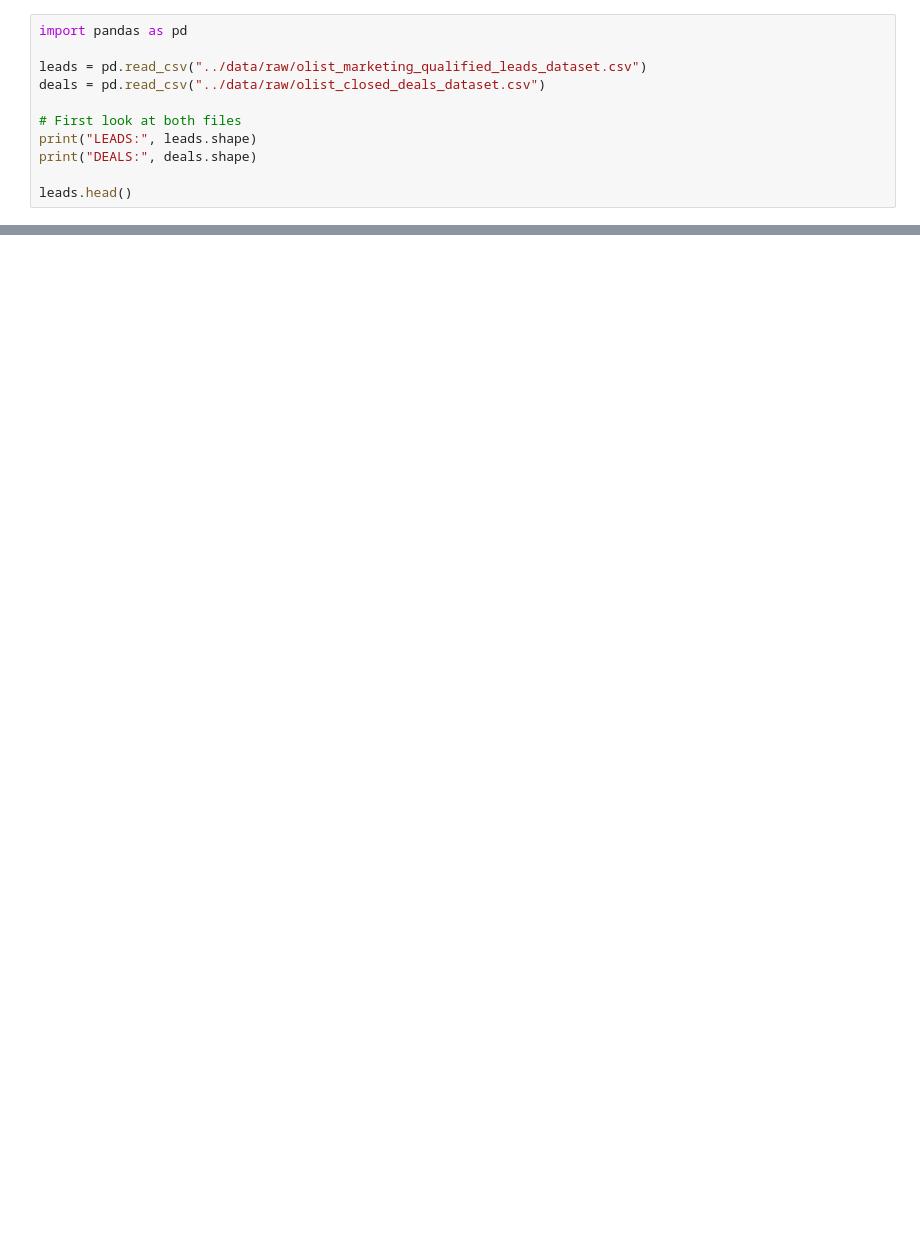
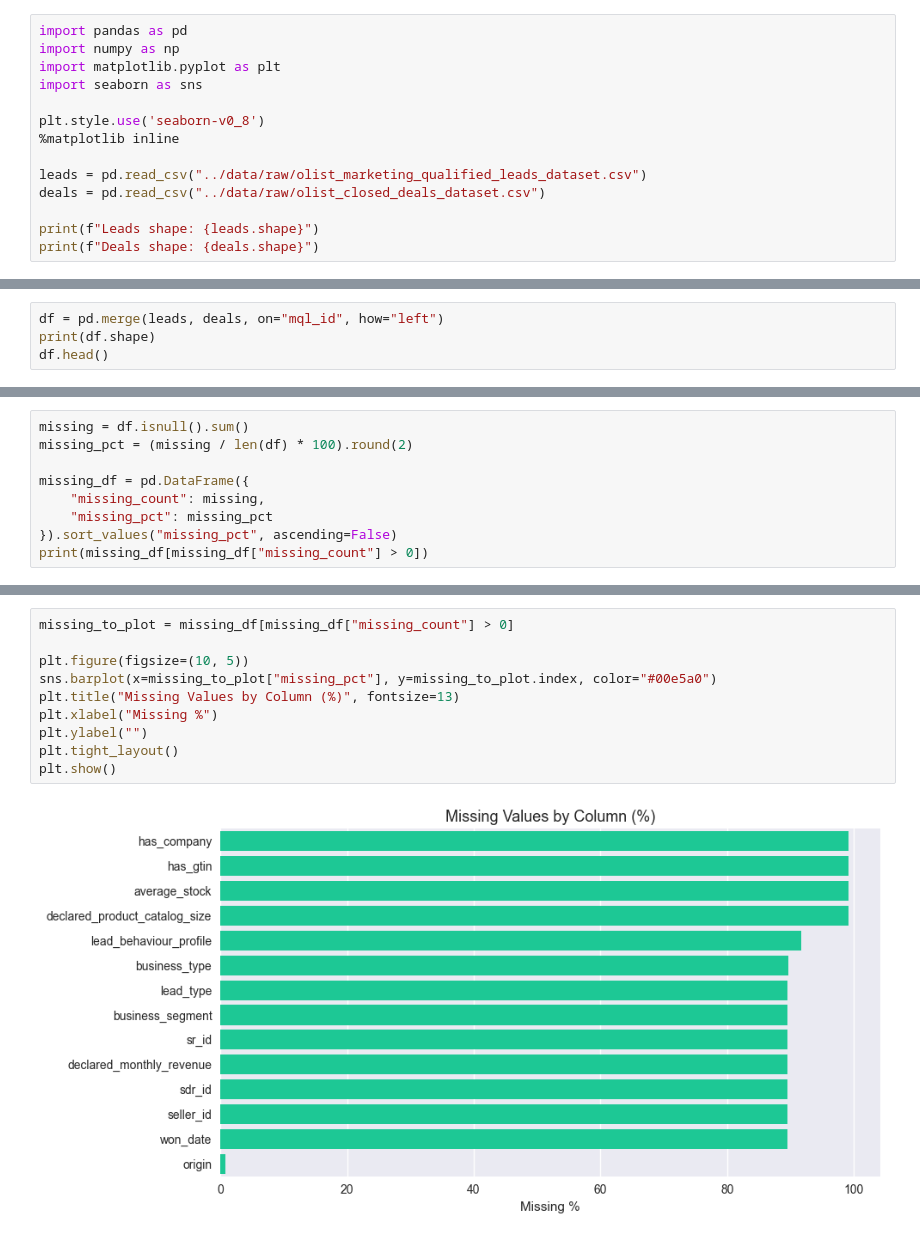
Before and after one commit to bennedictbett/FUTURE_DS_03, a Jupyter notebook: notebooks/01_data_exploration.ipynb, the cells around one changed output, grey strips where cells are left out. Saved outputs shown, nothing was run; the diff lists cells and outputs as text; blank space fills up the shorter version.

Commit message:
complete data exploration notebook

```diff
--- a/notebooks/01_data_exploration.ipynb
+++ b/notebooks/01_data_exploration.ipynb
@@ -1,12 +1,15 @@
 # %%
 import pandas as pd
+import numpy as np
+import matplotlib.pyplot as plt
+import seaborn as sns
+
+plt.style.use('seaborn-v0_8')
+%matplotlib inline
 
 leads = pd.read_csv("../data/raw/olist_marketing_qualified_leads_dataset.csv")
 deals = pd.read_csv("../data/raw/olist_closed_deals_dataset.csv")
 
-# First look at both files
-print("LEADS:", leads.shape)
-print("DEALS:", deals.shape)
-
-leads.head()
+print(f"Leads shape: {leads.shape}")
+print(f"Deals shape: {deals.shape}")
 # %% [output]
@@ -20,0 +36,4 @@ DEALS: (842, 14)
+# %%
+df = pd.merge(leads, deals, on="mql_id", how="left")
+print(df.shape)
+df.head()
@@ -20,0 +129,9 @@ DEALS: (842, 14)
+# %%
+missing = df.isnull().sum()
+missing_pct = (missing / len(df) * 100).round(2)
+
+missing_df = pd.DataFrame({
+    "missing_count": missing,
+    "missing_pct": missing_pct
+}).sort_values("missing_pct", ascending=False)
+print(missing_df[missing_df["missing_count"] > 0])
@@ -20,0 +154,12 @@ DEALS: (842, 14)
+# %%
+missing_to_plot = missing_df[missing_df["missing_count"] > 0]
+
+plt.figure(figsize=(10, 5))
+sns.barplot(x=missing_to_plot["missing_pct"], y=missing_to_plot.index, color="#00e5a0")
+plt.title("Missing Values by Column (%)", fontsize=13)
+plt.xlabel("Missing %")
+plt.ylabel("")
+plt.tight_layout()
+plt.show()
+# %% [output]
+[figure, added]
```
Also changed, not shown: parts of 29 cells of this notebook.
